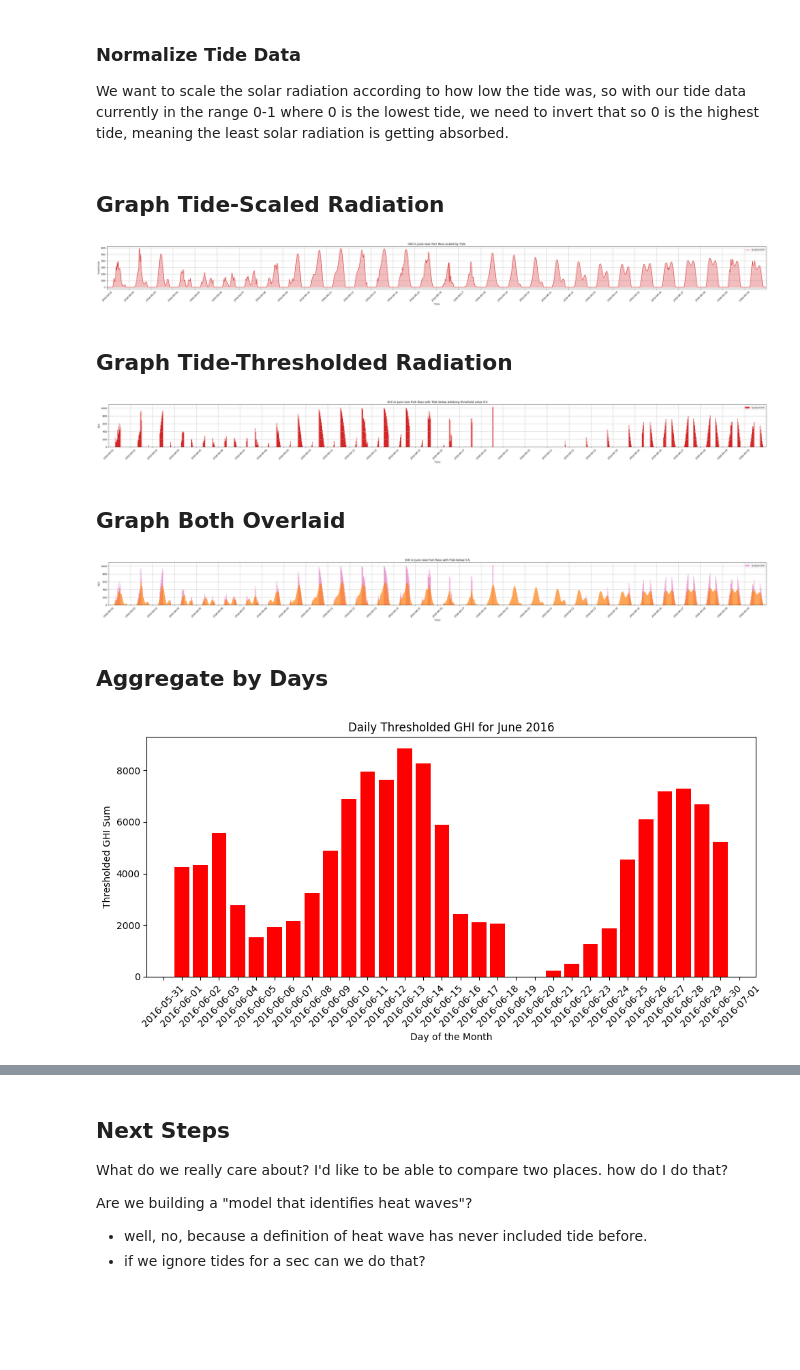
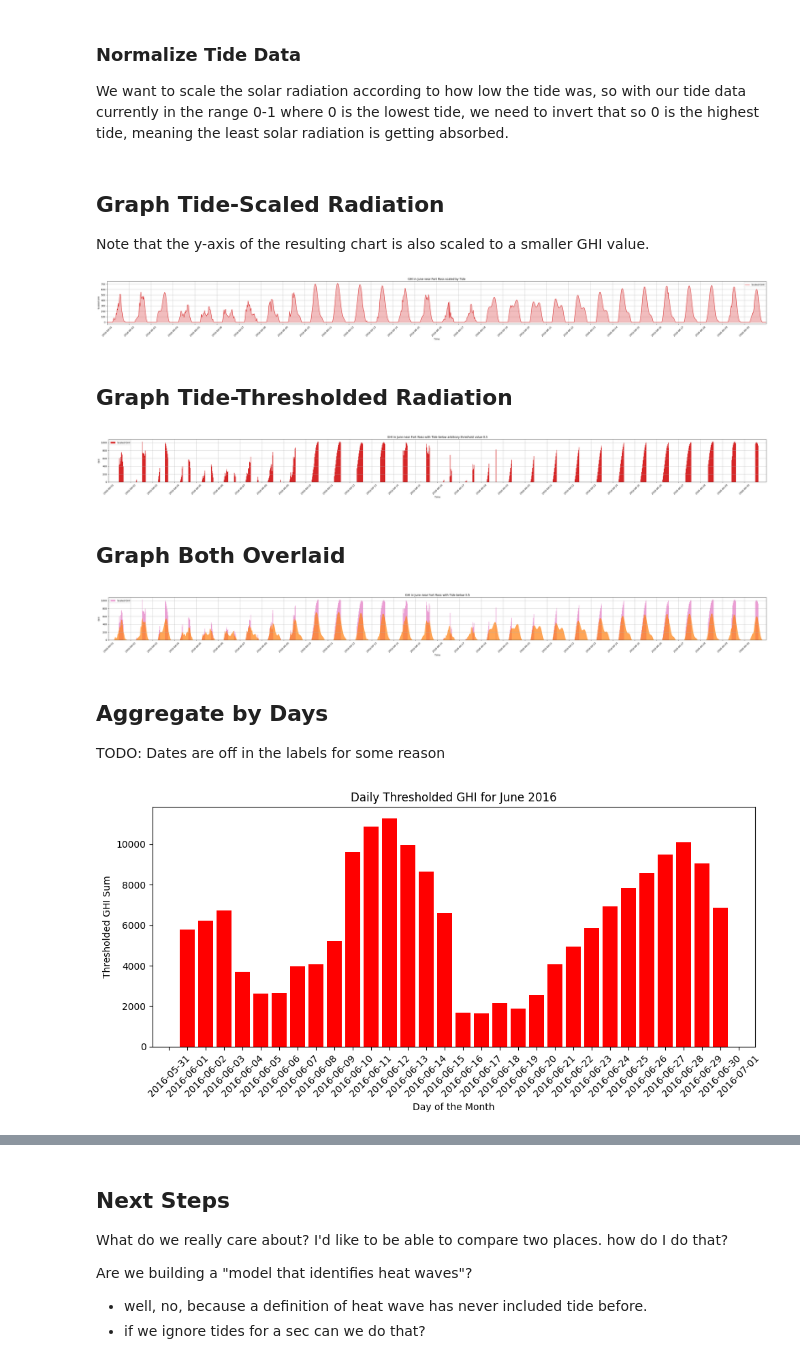
Before and after one commit to bbukaty/heat-wave-analysis, a Jupyter notebook: fort-ross.ipynb, the cells around one changed output, grey strips where cells are left out. Cells and saved outputs as stored; diff of their text form; code cells hidden in the pictures; blank space fills up the shorter version.

```diff
--- a/fort-ross.ipynb
+++ b/fort-ross.ipynb
@@ -117,11 +117,7 @@ else:
 timestamps_numeric = mdates.date2num(tide_df['t'])
 interpolator = interp1d(timestamps_numeric, tide_df['v'], kind='cubic', fill_value='extrapolate')
 
-# Create a high-resolution time series across the month for plotting the interpolation
-interpolation_granularity = ghi_values_for_month.shape[0]
-time_series_high_res_numeric = np.linspace(timestamps_numeric.min(), timestamps_numeric.max(), interpolation_granularity)
-tide_high_res = interpolator(time_series_high_res_numeric)
-time_series_high_res = mdates.num2date(time_series_high_res_numeric)
+tide_high_res = interpolator(mdates.date2num(time_series_for_month))
 # %% [markdown]
 ## Chart Tide and Sun Overlaid
 # %%
@@ -164,8 +160,9 @@ We want to scale the solar radiation according to how low the tide was, so with
 # %%
 min_val, max_val = tide_high_res.min(), tide_high_res.max()
 tide_values_normalized = (tide_high_res - min_val) / (max_val - min_val)
-# %% [markdown]
-## Graph Tide-Scaled Radiation
+# %% [markdown]
+## Graph Tide-Scaled Radiation
+Note that the y-axis of the resulting chart is also scaled to a smaller GHI value.
 # %%
 tide_values_inverted = 1 - tide_values_normalized
 
@@ -195,7 +192,7 @@ plt.legend()
 plt.tight_layout()
 plt.show()
 # %% [output]
-[figure, old version]
+[figure, new version]
 # %% [markdown]
 ## Graph Tide-Thresholded Radiation
 # %%
@@ -226,7 +223,7 @@ plt.legend()
 plt.tight_layout()
 plt.show()
 # %% [output]
-[figure, old version]
+[figure, new version]
 # %% [markdown]
 ## Graph Both Overlaid
 # %%
@@ -256,36 +253,41 @@ plt.legend()
 plt.tight_layout()
 plt.show()
 # %% [output]
-[figure, old version]
+[figure, new version]
-# %% [markdown]
-## Aggregate by Days
+# %% [markdown]
+## Aggregate by Days
+TODO: Dates are off in the labels for some reason
 # %%
 DATA_GRANULARITY = 48 # 48 measurements per day; twice hourly
-selected_data = tide_thresholded_ghi
-total_measurements = selected_data.size
-if total_measurements % DATA_GRANULARITY != 0:
-    raise ValueError("The number of measurements is not consistent with whole days")
-num_days = total_measurements // DATA_GRANULARITY
 
-reshaped_data = selected_data.reshape((num_days, DATA_GRANULARITY))
-daily_sums = np.sum(reshaped_data, axis=1)
+def aggregate_data(data_series):
+    total_measurements = data_series.size
+    if total_measurements % DATA_GRANULARITY != 0:
+        raise ValueError("The number of measurements is not consistent with whole days")
+    num_days = total_measurements // DATA_GRANULARITY
+
+    reshaped_data = data_series.reshape((num_days, DATA_GRANULARITY))
+    return np.sum(reshaped_data, axis=1)
+
+daily_tide_thresholded_ghi = aggregate_data(tide_thresholded_ghi)
+daily_tide_scaled_ghi = aggregate_data(tide_scaled_ghi)
 # %%
 # Generate a date range for the month
-plot_date_range = pd.date_range(start=f"{DATA_YEAR}-{DATA_MONTH}-01", periods=num_days, freq='D', tz=SITE_TIMEZONE)
+plot_date_range = pd.date_range(start=f"{DATA_YEAR}-{DATA_MONTH}-01", periods=len(daily_tide_thresholded_ghi), freq='D', tz=SITE_TIMEZONE)
 
 # Create the plot
 plt.figure(figsize=(10, 5))  # Adjust the figure size as needed
-plt.bar(plot_date_range, daily_sums, color='red')
+plt.bar(plot_date_range, daily_tide_thresholded_ghi, color='red')
 plt.title(f'Daily Thresholded GHI for {plot_date_range[0].strftime("%B %Y")}')
 plt.xlabel('Day of the Month')
 plt.ylabel('Thresholded GHI Sum')
 plt.xticks(rotation=45)  # Rotate the x-axis labels for better readability
 
 # Improve the x-axis ticks to show each day
 plt.gca().xaxis.set_major_locator(mdates.DayLocator(tz=SITE_TIMEZONE))
 plt.gca().xaxis.set_major_formatter(mdates.DateFormatter('%Y-%m-%d', tz=SITE_TIMEZONE))
 
 plt.tight_layout()  # Adjust subplots to fit into figure area.
 plt.show()
 # %% [output]
-[figure, old version]
+[figure, new version]
```
Also changed, not shown: parts of 3 cells of this notebook, 2 other files.
